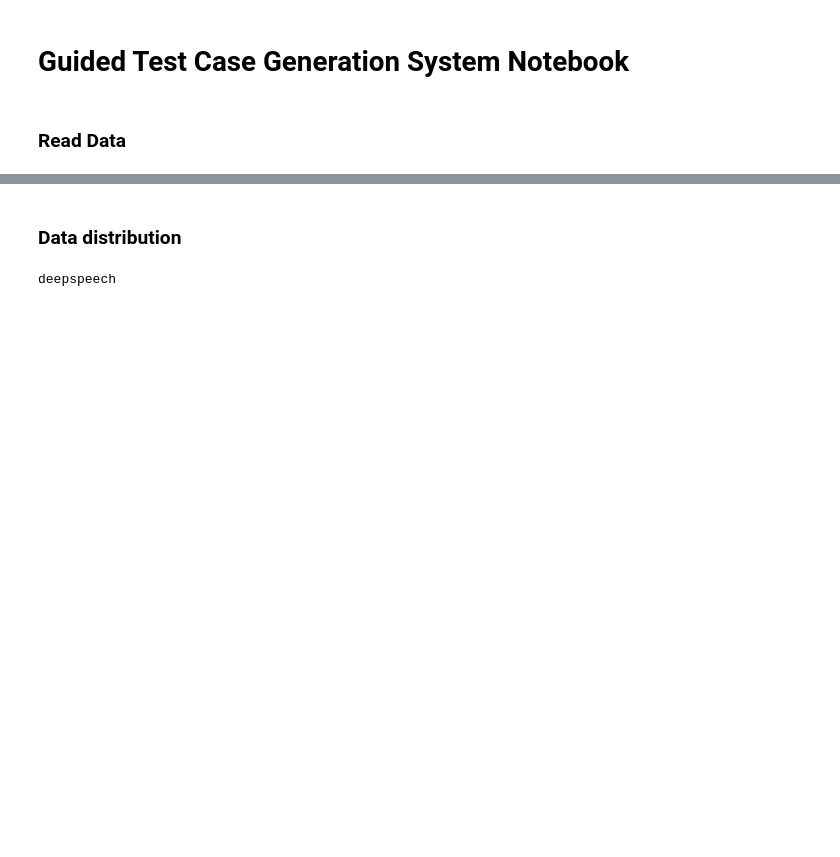
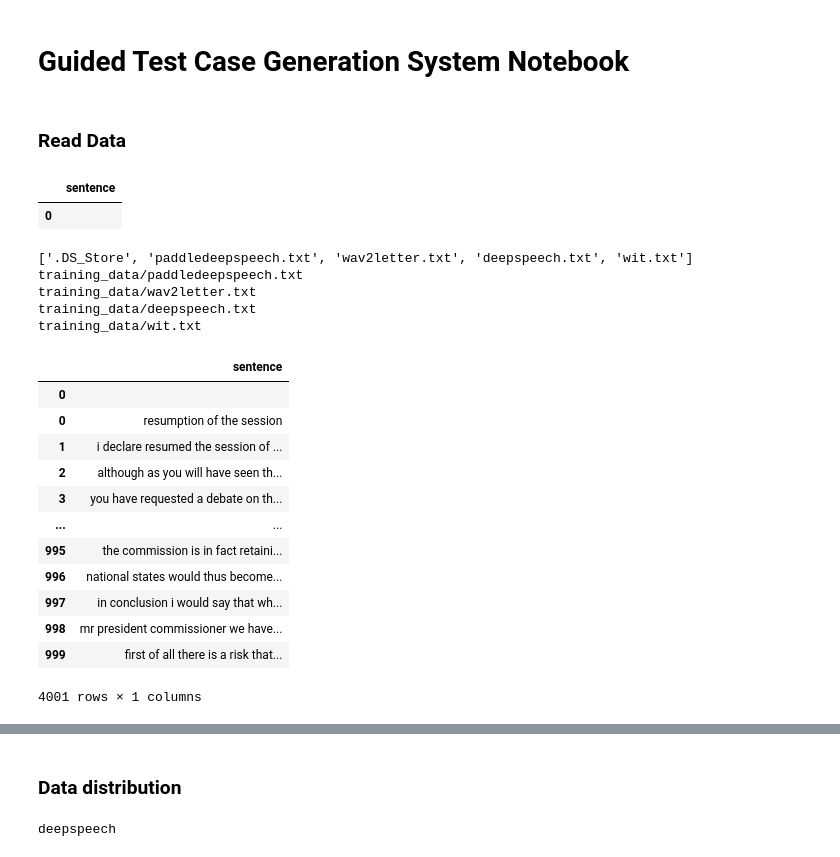
Before and after one commit to soarsmu/CrossASR, a Jupyter notebook: guided_system_word2vec.ipynb, the cells around one changed output, grey strips where cells are left out. Saved outputs shown, nothing was run; the diff lists cells and outputs as text; code cells hidden in the pictures; blank space fills up the shorter version.

```diff
--- a/guided_system_word2vec.ipynb
+++ b/guided_system_word2vec.ipynb
@@ -70,0 +67,45 @@ UNDETERMINED_LABEL = -1
+# %%
+d = pd.DataFrame([""], columns=["sentence"])
+d
+# %% [output]
+|  | sentence |
+| 0 |  |
+# %%
+data = "europarl-parallel-corpus-19962011/"
+data = "training_data/"
+
+df = pd.DataFrame([""], columns=["sentence"])
+for (dirpath, _, filenames) in os.walk(data):
+    print(filenames)
+    for f in filenames :
+        if "txt" in f :
+            fpath = data + f
+            print(fpath)
+#             d = pd.read_csv(fpath, delimiter=',', columns=["sentence", "label"])
+            d = utils.read_data(fpath)
+            df = pd.concat([df["sentence"], d["sentence"]])
+            df = pd.DataFrame(df, columns=["sentence"])
+
+df.to_csv("corpus/coba.txt", index=False)
+# %% [output]
+['.DS_Store', 'paddledeepspeech.txt', 'wav2letter.txt', 'deepspeech.txt', 'wit.txt']
+training_data/paddledeepspeech.txt
+training_data/wav2letter.txt
+training_data/deepspeech.txt
+training_data/wit.txt
+# %%
+df
+# %% [output]
+|  | sentence |
+| 0 |  |
+| 0 | resumption of the session |
+| 1 | i declare resumed the session of ... |
+| 2 | although as you will have seen th... |
+| 3 | you have requested a debate on th... |
+| ... | ... |
+| 995 | the commission is in fact retaini... |
+| 996 | national states would thus become... |
+| 997 | in conclusion i would say that wh... |
+| 998 | mr president commissioner we have... |
+| 999 | first of all there is a risk that... |
+4001 rows × 1 columns
```
Also changed, not shown: parts of 15 cells of this notebook, 2 other files.
